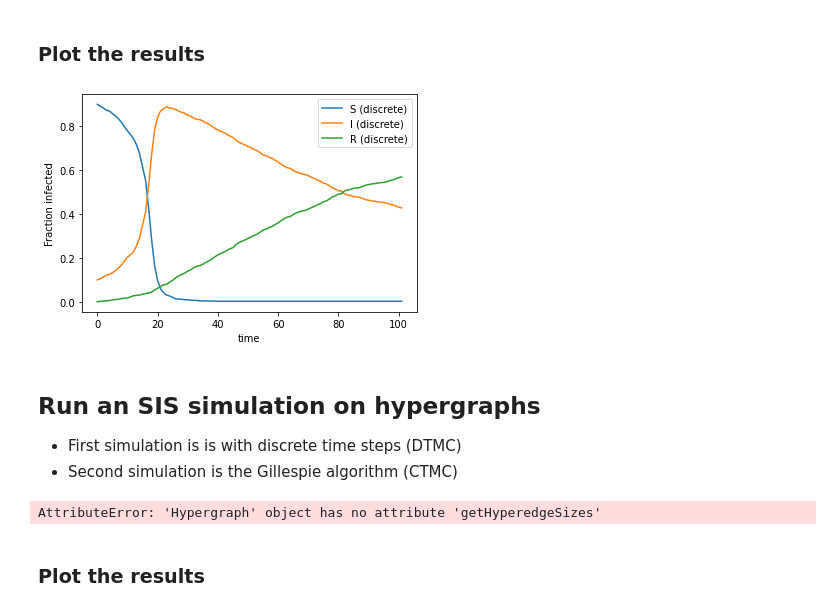
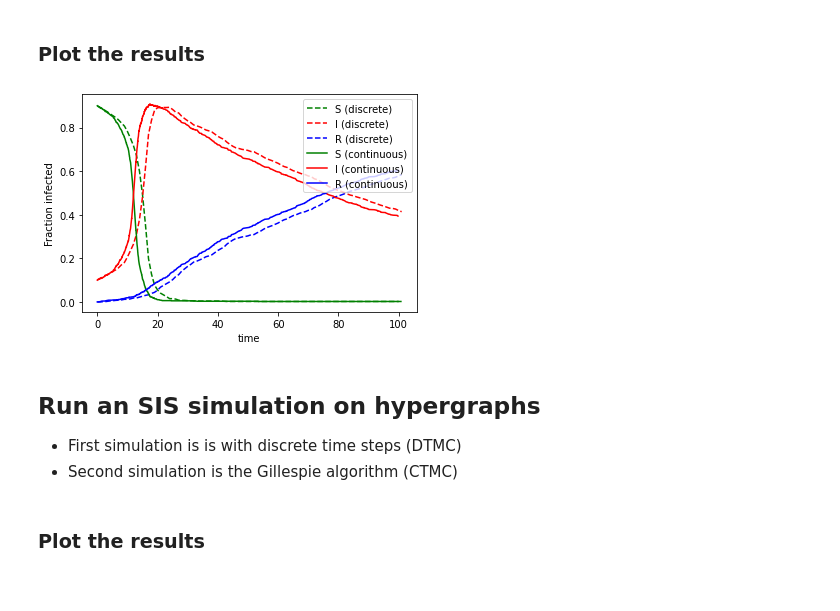
Before and after one commit to nwlandry/hypercontagion, a Jupyter notebook: demos/Library-Demo.ipynb, the cells around one changed output. Cells and saved outputs as stored; diff of their text form; code cells hidden in the pictures.

Commit message:
fix: Gillespie SIR method

```diff
--- a/demos/Library-Demo.ipynb
+++ b/demos/Library-Demo.ipynb
@@ -28,42 +26,39 @@ H = xgi.chung_lu_hypergraph(k1, k2)
 * $\mathbf{\beta}$ is the infection rate for each hyperedge size (keys are the hyperedge size and the value is the infection rate)
 # %%
 initial_size = 100
-gamma = 0.01
-tau = {i: 0.1 for i in xgi.unique_edge_sizes(H)}
+gamma = 1
+tau = {i: 0.5 for i in xgi.unique_edge_sizes(H)}
 # %% [markdown]
 ## Run an SIR simulation on hypergraphs
 * First simulation is is with discrete time steps (DTMC)
 * Second simulation is the Gillespie algorithm (CTMC)
 # %%
-t1, S1, I1, R1 = hc.discrete_SIR(H, tau, gamma, tmin=0, tmax=100, dt=1, initial_infecteds = range(initial_size))
-# t, S2, I2, R2 = Gillespie_SIR(H, tau, gamma, tmin=0, tmax = 10, initial_infecteds = range(initial_size))
-#cProfile.run('discrete_SIR(H, tau, gamma, tmin=0, tmax=100, dt=0.1, rho=0.5)', sort="cumtime")
-#t, S2, I2, R2 = Gillespie_SIR(H, tau, gamma, tmin=0, tmax = 100, initial_infecteds = range(initial_size))
+t1, S1, I1, R1 = hc.discrete_SIR(H, tau, gamma, tmin=0, tmax=100, dt=1, rho=0.1)
+t2, S2, I2, R2 = hc.Gillespie_SIR(H, tau, gamma, tmin=0, tmax = 100, rho=0.1)
 # %% [markdown]
 ### Plot the results
 # %%
 plt.figure()
-plt.plot(t1, S1/n, label="S (discrete)")
-plt.plot(t1, I1/n, label="I (discrete)")
-plt.plot(t1, R1/n, label="R (discrete)")
-# plt.plot(t, S2/n, label="S (continuous)")
-# plt.plot(t, I2/n, label="I (continuous)")
-# plt.plot(t, R2/n, label="R (continuous)")
+plt.plot(t1, S1/n, 'g--', label="S (discrete)")
+plt.plot(t1, I1/n, 'r--', label="I (discrete)")
+plt.plot(t1, R1/n, 'b--', label="R (discrete)")
+plt.plot(t2, S2/n, 'g-', label="S (continuous)")
+plt.plot(t2, I2/n, 'r-', label="I (continuous)")
+plt.plot(t2, R2/n, 'b-', label="R (continuous)")
 plt.legend()
+# plt.xlim([0, 50])
 plt.xlabel('time')
 plt.ylabel('Fraction infected')
 plt.show()
 # %% [output]
-[figure, old version]
+[figure, new version]
 # %% [markdown]
 ## Run an SIS simulation on hypergraphs
 * First simulation is is with discrete time steps (DTMC)
 * Second simulation is the Gillespie algorithm (CTMC)
 # %%
-t1, S1, I1 = hc.discrete_SIS(H, tau, gamma, tmin=0, tmax=10, dt=1, initial_infecteds = range(initial_size))
-t, S2, I2 = Gillespie_SIS(H, tau, gamma, tmin=0, tmax = 10, initial_infecteds = range(initial_size))
+t1, S1, I1 = hc.discrete_SIS(H, tau, gamma, tmin=0, tmax=10, dt=1, rho=0.5)
+t2, S2, I2 = hc.Gillespie_SIS(H, tau, gamma, tmin=0, tmax=10, rho=0.5)
-# %% [output]
-AttributeError: 'Hypergraph' object has no attribute 'getHyperedgeSizes'
 # %% [markdown]
 ### Plot the results
 # %%
```
Also changed, not shown: parts of 3 cells of this notebook, 1 other file.
